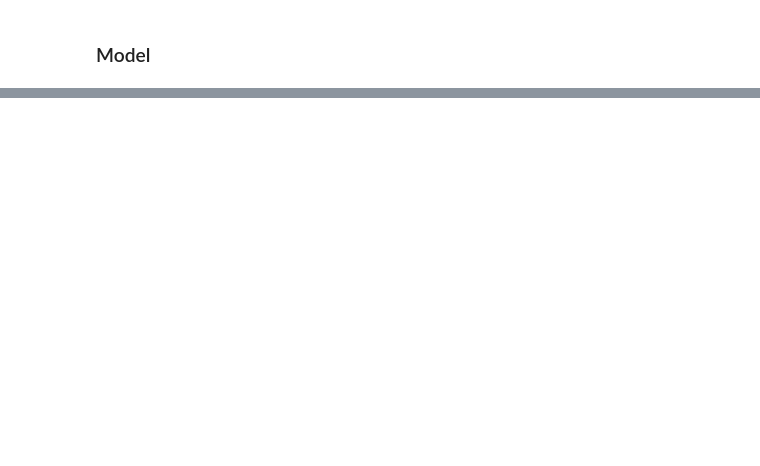
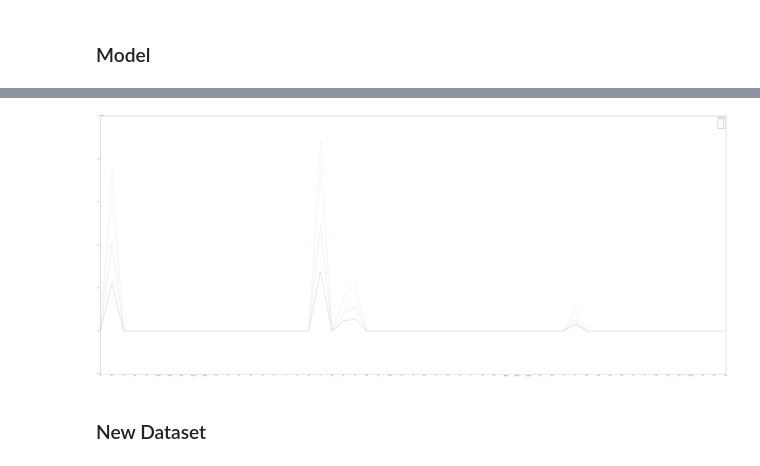
Before and after one commit to enginabdan/1_Github, a Jupyter notebook: 2_ProjectsMine/9_turkey_last_20_years/2_Turkey_Last_20_Years_AgglomerativeClustering/turkey_20_years_AgglomerativeClustering.ipynb, the cells around one changed output, grey strips where cells are left out. Saved outputs shown, nothing was run; the diff lists cells and outputs as text; code cells hidden in the pictures; blank space fills up the shorter version.

```diff
--- a/2_ProjectsMine/9_turkey_last_20_years/2_Turkey_Last_20_Years_AgglomerativeClustering/turkey_20_years_AgglomerativeClustering.ipynb
+++ b/2_ProjectsMine/9_turkey_last_20_years/2_Turkey_Last_20_Years_AgglomerativeClustering/turkey_20_years_AgglomerativeClustering.ipynb
@@ -658,8 +337,0 @@ For n_clusters=8, the silhouette score is 0.4890620582309457
-# %%
-from sklearn.cluster import KMeans
-from yellowbrick.cluster import SilhouetteVisualizer
-
-model4 = KMeans(n_clusters=4, random_state=42)
-visualizer = SilhouetteVisualizer(model4)
-visualizer.fit(X)
-visualizer.poof();
@@ -674,0 +338,5 @@ array([0, 0, 0, 2, 2, 3, 3, 2, 3, 1, 1, 1, 1, 1, 1, 1, 3, 3, 3])
+# %%
+from sklearn.cluster import AgglomerativeClustering
+model = AgglomerativeClustering(n_clusters=4, affinity="euclidean", linkage = "ward")
+model.fit_predict(X)
+model.labels_
@@ -674,0 +346,3 @@ array([0, 0, 0, 2, 2, 3, 3, 2, 3, 1, 1, 1, 1, 1, 1, 1, 3, 3, 3])
+# %%
+df["Class_prd"] = model.labels_
+df.head()
@@ -674,0 +379,2 @@ array([0, 0, 0, 2, 2, 3, 3, 2, 3, 1, 1, 1, 1, 1, 1, 1, 3, 3, 3])
+# %%
+df["Class_prd"] = df["Class_prd"].replace([0,1,2,3], [3,2,1,0])
@@ -674,0 +407,7 @@ array([0, 0, 0, 2, 2, 3, 3, 2, 3, 1, 1, 1, 1, 1, 1, 1, 3, 3, 3])
+# %%
+df1 = df.drop(columns=["year","Class"]).groupby("Class_prd").mean().T
+
+plt.figure(figsize=(100,40))
+sns.lineplot(data = df1);
+# %% [output]
+[figure, added]
@@ -674,0 +418,2 @@ array([0, 0, 0, 2, 2, 3, 3, 2, 3, 1, 1, 1, 1, 1, 1, 1, 3, 3, 3])
+# %% [markdown]
+### New Dataset
```
Also changed, not shown: parts of 175 cells of this notebook, 1 other file.
